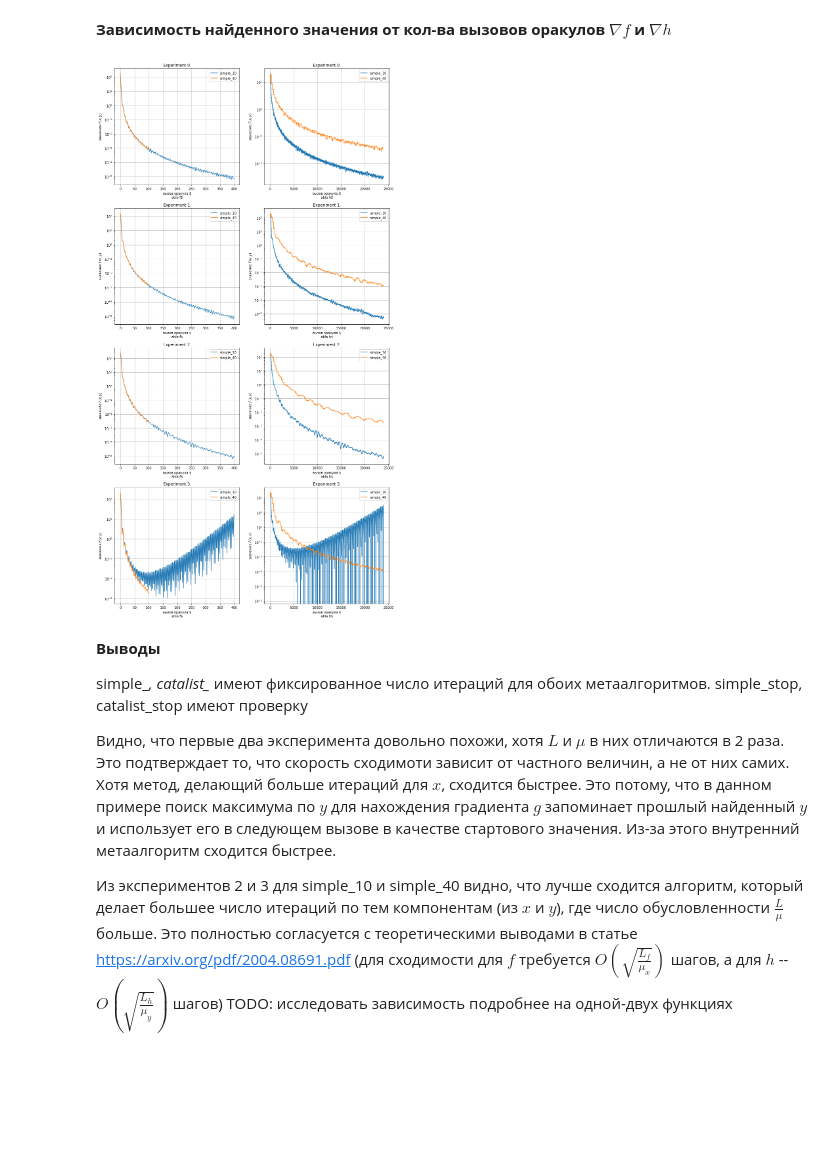
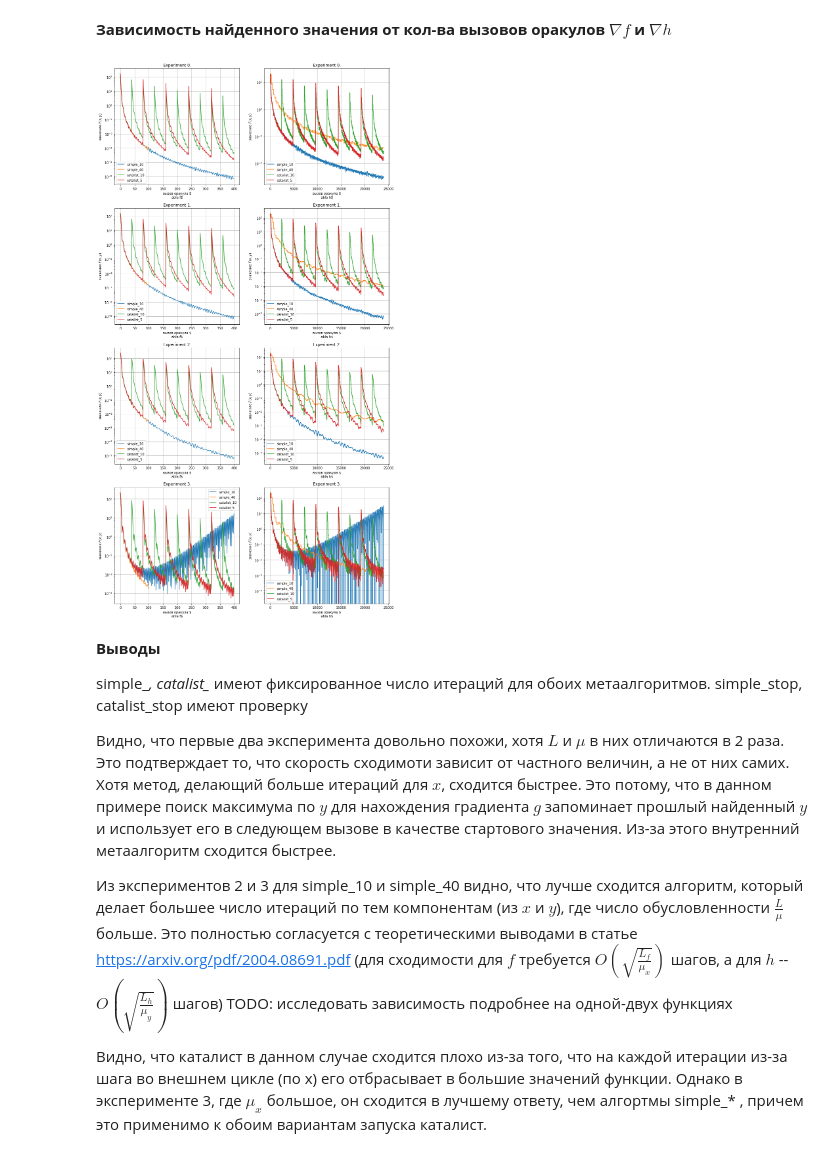
Before and after one commit to nikvas0/optimization_project, a Jupyter notebook: experiments.ipynb, the cells around one changed output. Cells and saved outputs as stored; diff of their text form; code cells hidden in the pictures; blank space fills up the shorter version.

Commit message:
catalist

```diff
--- a/experiments.ipynb
+++ b/experiments.ipynb
@@ -122,12 +158,13 @@ calc_grad_y = lambda exp, x, y: np.sqrt(np.sum((exp.G.grad_y(x, y) - exp.h.grad(
 res_simple_40 = []
 res_simple_10 = []
 res_stop = []
-res_catalist_40 = []
 res_catalist_10 = []
+res_catalist_5 = []
 res_catalist_stop = []
 # %%
 for i, exp in enumerate(exps):
     print('Experiment {}. params={}'.format(i, exp.constants()))
+
     %time x, y, stat = RunSaddle(x_0, y_0, exp, 100, 40, 5)
     print('Simple (100, 40): f(x, y)={}\n||f\'_x(x_0, y_0)||={} ||f\'_x(x, y)||={}\n||f\'_y(x_0, y_0)||={} ||f\'_y(x, y)||={}'.format(calc_res(exp, x, y), calc_grad_x(exp, x_0, y_0), calc_grad_x(exp, x, y), calc_grad_y(exp, x_0, y_0), calc_grad_y(exp, x, y)))
     res_simple_40.append(stat)
@@ -136,6 +173,15 @@ for i, exp in enumerate(exps):
     print('Simple (400, 10): f(x, y)={}\n||f\'_x(x_0, y_0)||={} ||f\'_x(x, y)||={}\n||f\'_y(x_0, y_0)||={} ||f\'_y(x, y)||={}'.format(calc_res(exp, x, y), calc_grad_x(exp, x_0, y_0), calc_grad_x(exp, x, y), calc_grad_y(exp, x_0, y_0), calc_grad_y(exp, x, y)))
     res_simple_10.append(stat)
 
+    %time x, y, stat = RunSaddleCatalist(x_0, y_0, exp, 10, 40, 10, 5)
+    print('Catalist (10, 40, 10): f(x, y)={}\n||f\'_x(x_0, y_0)||={} ||f\'_x(x, y)||={}\n||f\'_y(x_0, y_0)||={} ||f\'_y(x, y)||={}'.format(calc_res(exp, x, y), calc_grad_x(exp, x_0, y_0), calc_grad_x(exp, x, y), calc_grad_y(exp, x_0, y_0), calc_grad_y(exp, x, y)))
+    res_catalist_10.append(stat)
+
+    %time x, y, stat = RunSaddleCatalist(x_0, y_0, exp, 5, 80, 10, 5)
+    print('Catalist (5, 80, 10): f(x, y)={}\n||f\'_x(x_0, y_0)||={} ||f\'_x(x, y)||={}\n||f\'_y(x_0, y_0)||={} ||f\'_y(x, y)||={}'.format(calc_res(exp, x, y), calc_grad_x(exp, x_0, y_0), calc_grad_x(exp, x, y), calc_grad_y(exp, x_0, y_0), calc_grad_y(exp, x, y)))
+    res_catalist_5.append(stat)
+
+
     print()
 # %% [output]
 Experiment 0. params={'L_f': 4.000000000000018, 'L_G': 11.469262626149439, 'L_h': 6.0000000000000036, 'mu_x': 1.9999999999999996, 'mu_y': 2.9999999999999933}
@@ -166,6 +212,18 @@ def collectFfromhOracleSimple(stats):
     for st in stats['in_stats']:
         r += st['fs']
     return r
+
+def collectFfromfOracleCatalist(stats):
+    r = []
+    for st in stats['saddle']:
+        r += collectFfromfOracleSimple(st)
+    return r
+
+def collectFfromhOracleCatalist(stats):
+    r = []
+    for st in stats['saddle']:
+        r += collectFfromhOracleSimple(st)
+    return r
 # %%
 plt.figure(figsize=(15,30))
 
@@ -173,34 +231,47 @@ for i in range(len(exps)):
     ax = plt.subplot(4, 2, 1 + i * 2)
     ax.set_title('Experiment {}.'.format(i))
 
     Ff = collectFfromfOracleSimple(res_simple_10[i])
     ax.plot(range(len(Ff)), Ff, label='simple_10')
 
     Ff = collectFfromfOracleSimple(res_simple_40[i])
     ax.plot(range(len(Ff)), Ff, label='simple_40')
 
+    Ff = collectFfromfOracleCatalist(res_catalist_10[i])
+    ax.plot(range(len(Ff)), Ff, label='catalist_10')
+
+    Ff = collectFfromfOracleCatalist(res_catalist_5[i])
+    ax.plot(range(len(Ff)), Ff, label='catalist_5')
+
     plt.yscale("log")
     plt.ylabel('значение $F(x, y)$')
     plt.xlabel('вызов оракула $\nabla f$')
     plt.grid(True)
     plt.legend()
+
 
     ax = plt.subplot(4, 2, 1 + i * 2 + 1)
     ax.set_title('Experiment {}.'.format(i))
 
     Fh = collectFfromhOracleSimple(res_simple_10[i])
     ax.plot(range(len(Fh)), Fh, label='simple_10')
 
     Fh = collectFfromhOracleSimple(res_simple_40[i])
     ax.plot(range(len(Fh)), Fh, label='simple_40')
 
+    Fh = collectFfromhOracleCatalist(res_catalist_10[i])
+    ax.plot(range(len(Fh)), Fh, label='catalist_10')
+
+    Fh = collectFfromhOracleCatalist(res_catalist_5[i])
+    ax.plot(range(len(Fh)), Fh, label='catalist_5')
+
     plt.yscale("log")
     plt.ylabel('значение $F(x, y)$')
     plt.xlabel('вызов оракула $\nabla h$')
     plt.grid(True)
     plt.legend()
 # %% [output]
-[figure, old version]
+[figure, new version]
 # %% [markdown]
 **Выводы**
 
@@ -211,3 +282,5 @@ simple_stop, catalist_stop имеют проверку
 
 Из экспериментов 2 и 3 для simple_10 и simple_40 видно, что лучше сходится алгоритм, который делает большее число итераций по тем компонентам (из $x$ и $y$), где число обусловленности $\frac{L}{\mu}$ больше. Это полностью согласуется с теоретическими выводами в статье https://arxiv.org/pdf/2004.08691.pdf (для сходимости для $f$ требуется $O(\sqrt{\frac{L_f}{\mu_x}})$ шагов, а для $h$ -- $O(\sqrt{\frac{L_h}{\mu_y}})$ шагов)
 TODO: исследовать зависимость подробнее на одной-двух функциях
+
+Видно, что каталист в данном случае сходится плохо из-за того, что на каждой итерации из-за шага во внешнем цикле (по x) его отбрасывает в большие значений функции. Однако в эксперименте 3, где $\mu_x$ большое, он сходится в лучшему ответу, чем алгортмы simple_* , причем это применимо к обоим вариантам запуска каталист.
```
Also changed, not shown: parts of 3 cells of this notebook, 2 other files.
